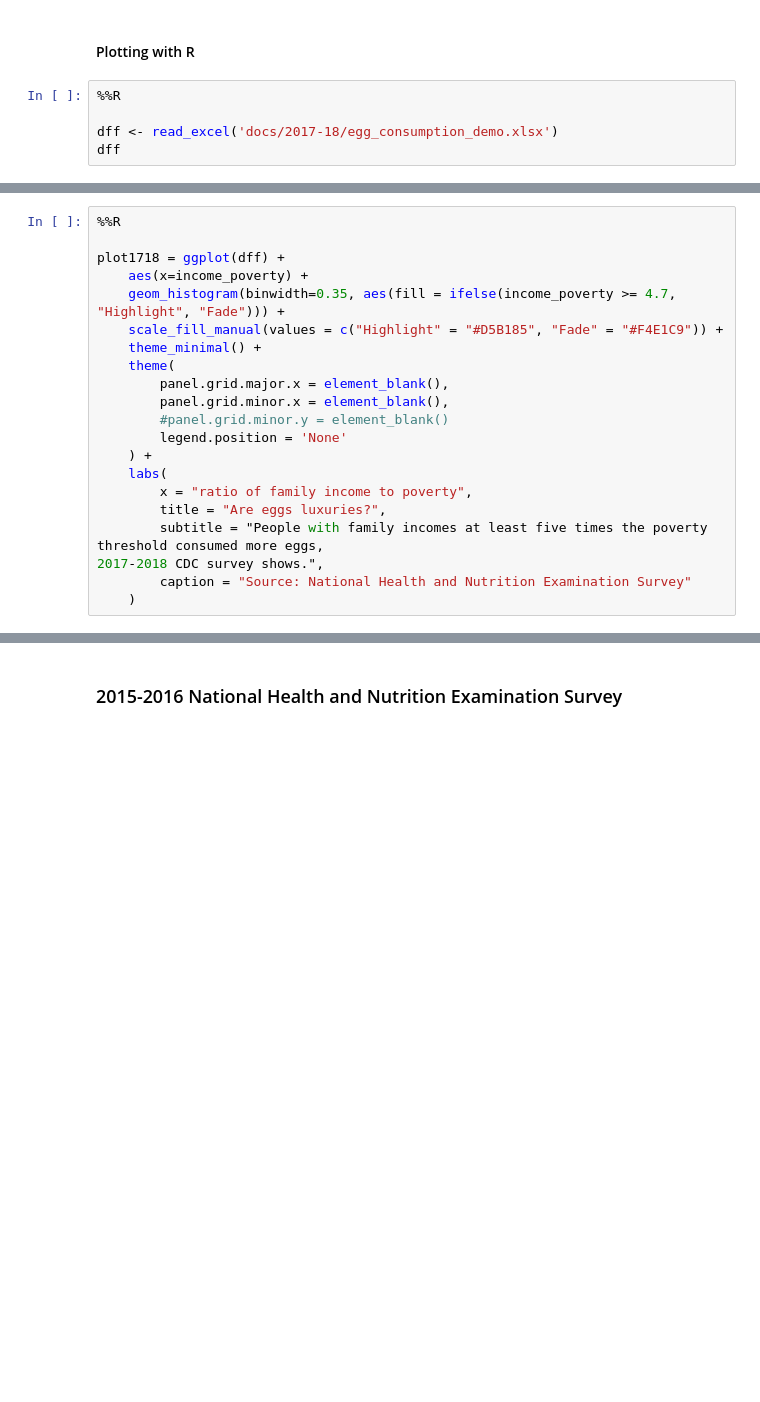
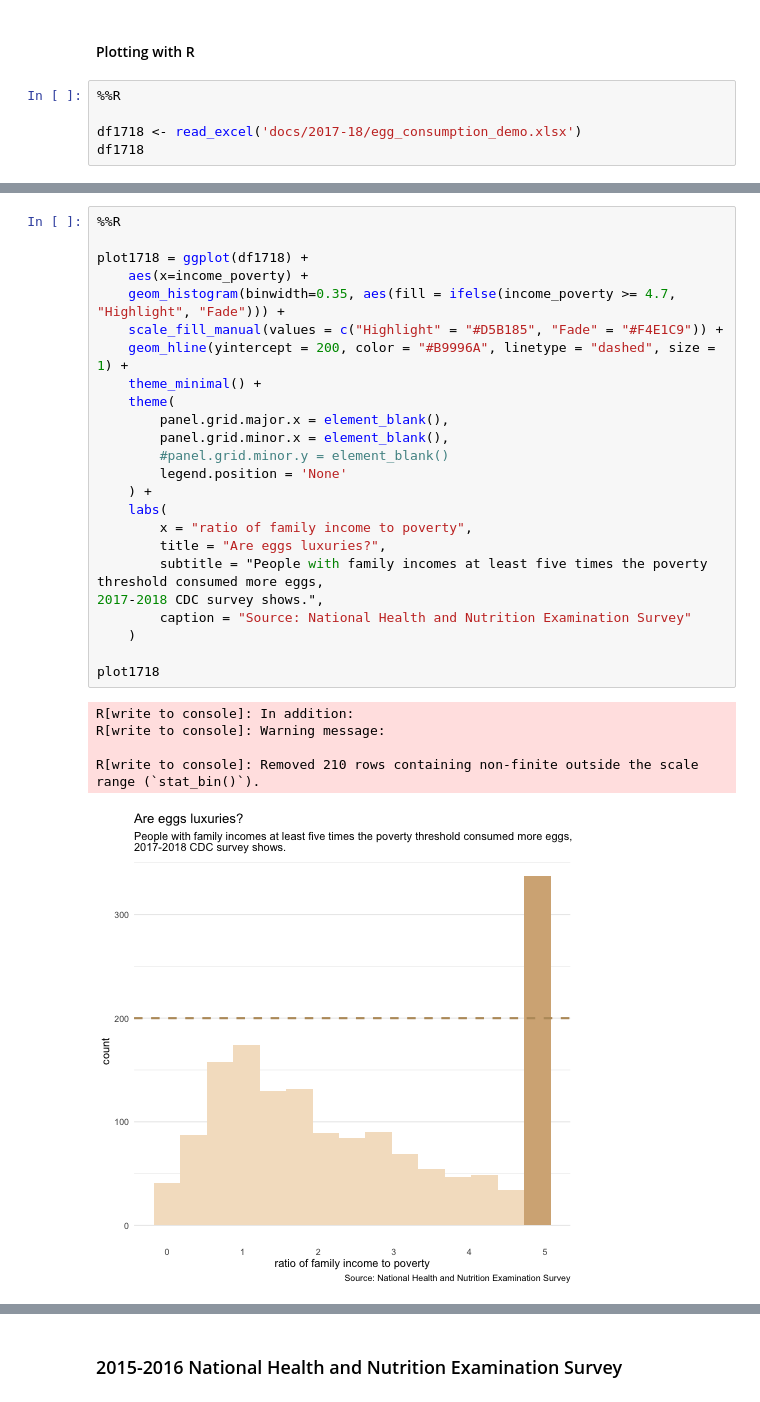
Before and after one commit to tiff-xwang/Egg-Consumption-Demographics, a Jupyter notebook: egg.ipynb, the cells around one changed output, grey strips where cells are left out. Drawn from its saved outputs; the diff is of its cells as text; blank space fills up the shorter version.

```diff
--- a/egg.ipynb
+++ b/egg.ipynb
@@ -386,8 +428,8 @@ dff.to_excel('docs/2017-18/egg_consumption_demo.xlsx')  # saving to local file
 # %%
 %%R
 
-dff <- read_excel('docs/2017-18/egg_consumption_demo.xlsx')
-dff
+df1718 <- read_excel('docs/2017-18/egg_consumption_demo.xlsx')
+df1718
 # %% [output]
 New names:
 • `` -> `...1`
@@ -409,24 +451,33 @@ New names:
 # %%
 %%R
 
-plot1718 = ggplot(dff) +
+plot1718 = ggplot(df1718) +
     aes(x=income_poverty) +
     geom_histogram(binwidth=0.35, aes(fill = ifelse(income_poverty >= 4.7, "Highlight", "Fade"))) +
     scale_fill_manual(values = c("Highlight" = "#D5B185", "Fade" = "#F4E1C9")) +
+    geom_hline(yintercept = 200, color = "#B9996A", linetype = "dashed", size = 1) +
     theme_minimal() +
     theme(
         panel.grid.major.x = element_blank(),
         panel.grid.minor.x = element_blank(),
         #panel.grid.minor.y = element_blank()
         legend.position = 'None'
     ) +
     labs(
         x = "ratio of family income to poverty",
         title = "Are eggs luxuries?",
         subtitle = "People with family incomes at least five times the poverty threshold consumed more eggs,
 2017-2018 CDC survey shows.",
         caption = "Source: National Health and Nutrition Examination Survey"
     )
+
+plot1718
+# %% [output]
+R[write to console]: In addition:
+R[write to console]: Warning message:
+
+R[write to console]: Removed 210 rows containing non-finite outside the scale range (`stat_bin()`).
+[figure, added]
 # %%
 %%R
 
```
Also changed, not shown: parts of 97 cells of this notebook, 22 other files.
